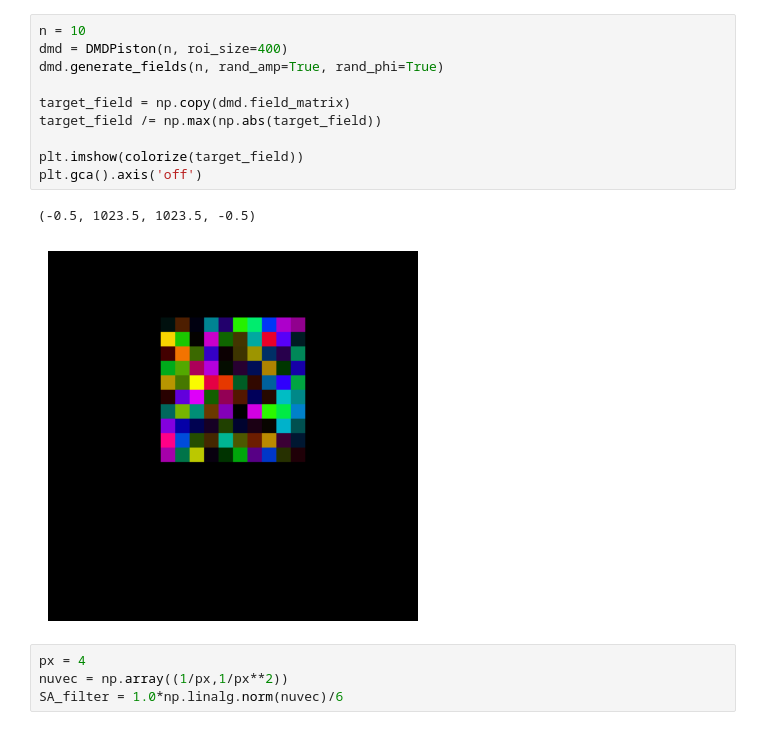
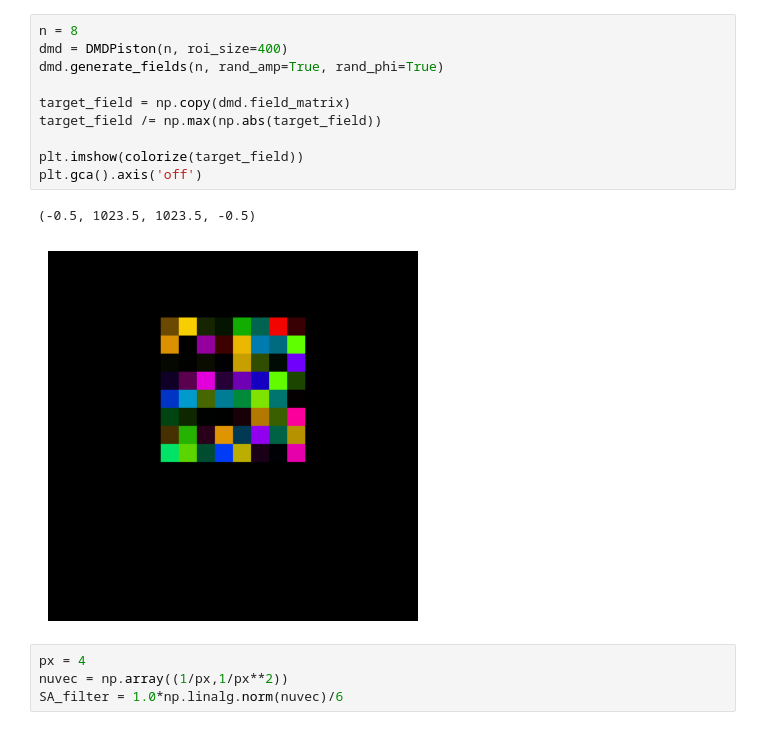
Before and after one commit to jysru/DLP-Shaping, a Jupyter notebook: test_dmd_holo_full.ipynb, the cells around one changed output. Cells and saved outputs as stored; diff of their text form.

```diff
--- a/test_dmd_holo_full.ipynb
+++ b/test_dmd_holo_full.ipynb
@@ -21,16 +18,16 @@ The autoreload extension is already loaded. To reload it, use:
 # %%
-n = 10
+n = 8
 dmd = DMDPiston(n, roi_size=400)
 dmd.generate_fields(n, rand_amp=True, rand_phi=True)
 
 target_field = np.copy(dmd.field_matrix)
 target_field /= np.max(np.abs(target_field))
 
 plt.imshow(colorize(target_field))
 plt.gca().axis('off')
 # %% [output]
 (-0.5, 1023.5, 1023.5, -0.5)
-[figure, old version]
+[figure, new version]
 # %%
 px = 4
 nuvec = np.array((1/px,1/px**2))
```
Also changed, not shown: parts of 3 cells of this notebook.
